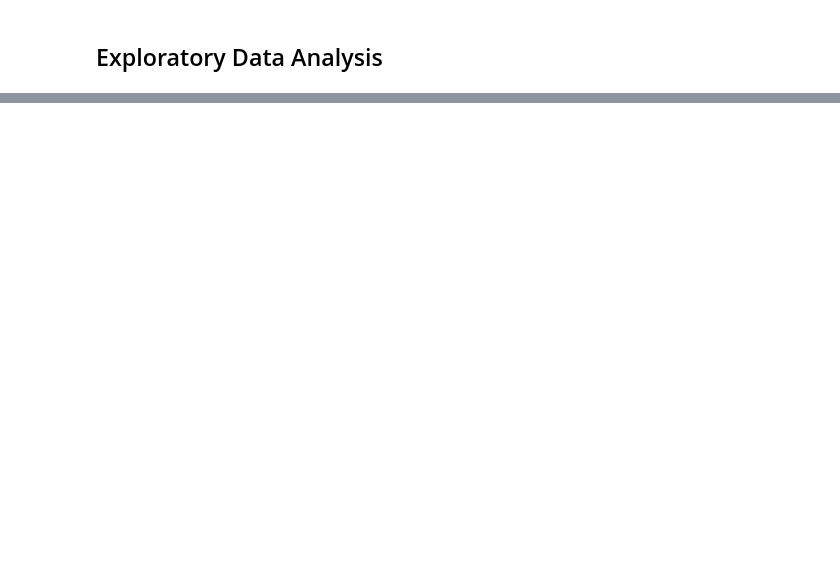
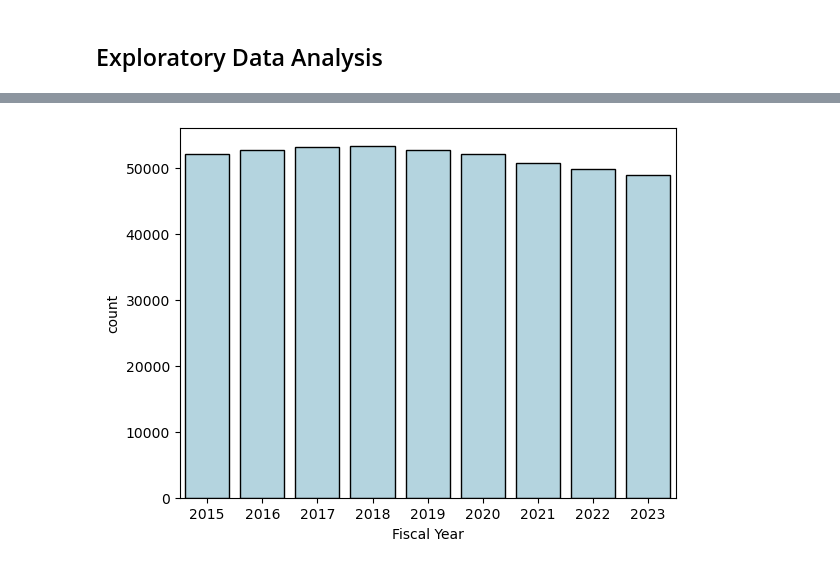
Before and after one commit to Anias-clo/Teacher_Payroll_Analysis, a Jupyter notebook: poc.ipynb, the cells around one changed output, grey strips where cells are left out. Cells and saved outputs as stored; diff of their text form; code cells hidden in the pictures; blank space fills up the shorter version.

```diff
--- a/poc.ipynb
+++ b/poc.ipynb
@@ -274,3 +80,7 @@ sns.heatmap(df[numeric_cols].corr(), annot=True, cmap='coolwarm');
+# %%
+sns.countplot(x=df['Fiscal Year'],color='lightblue',ec='black');
+# %% [output]
+[figure, added]
 # %%
 sns.boxplot(data=df, y='Salary', x='Fiscal Year');
 # %% [output]
```
Also changed, not shown: parts of 28 cells of this notebook, 2 other files.
